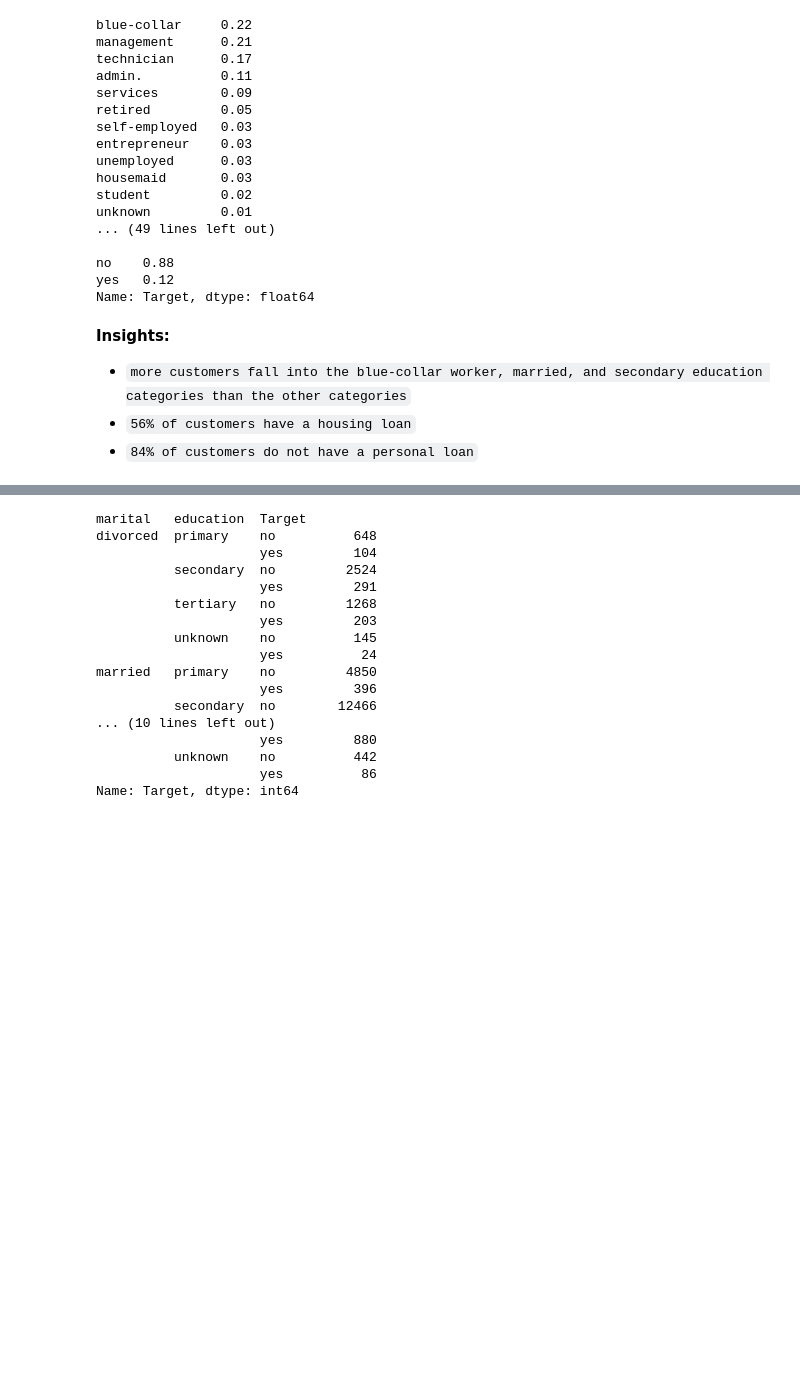
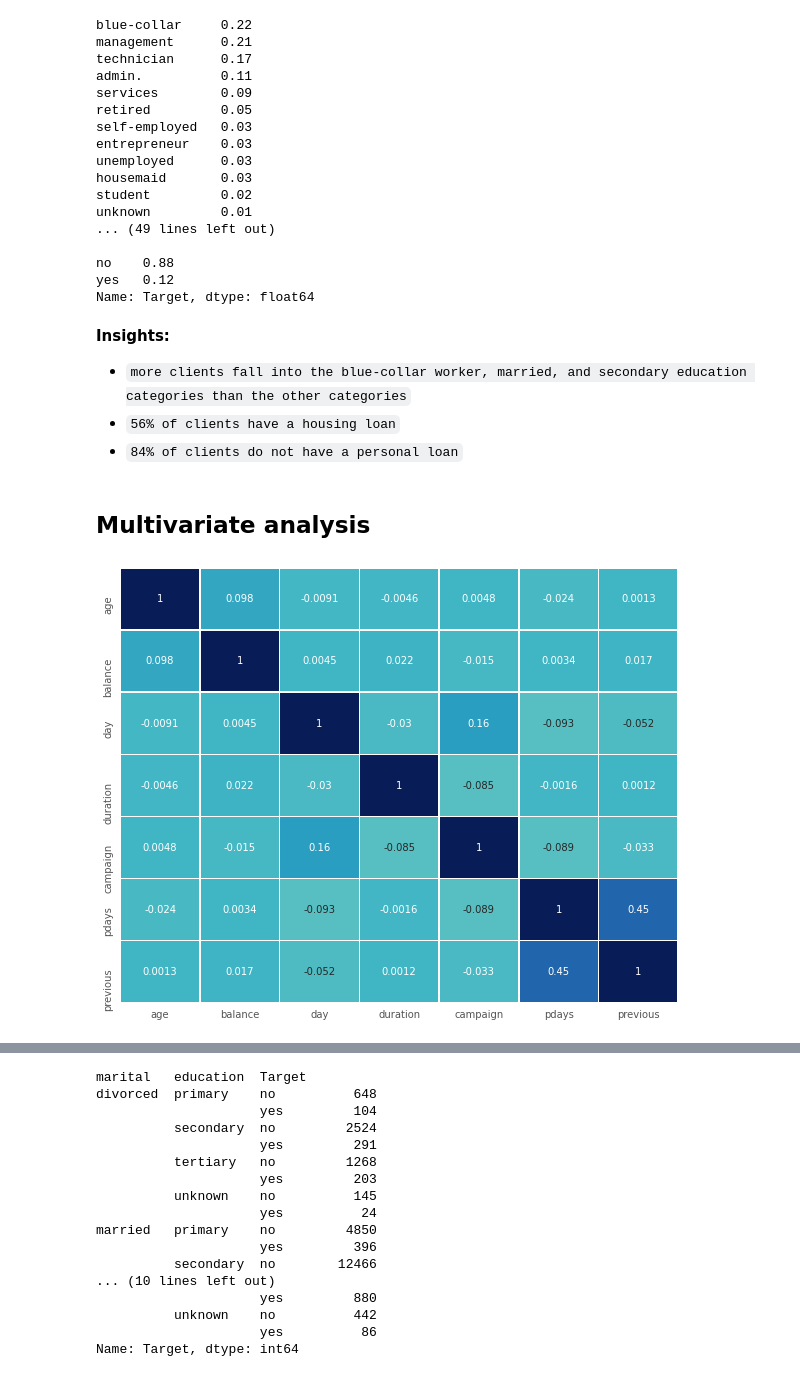
Before and after one commit to lauren-alexandra/subscription-prediction, a Jupyter notebook: Term_Deposit_Subscription_Prediction.ipynb, the cells around one changed output, grey strips where cells are left out. Saved outputs shown, nothing was run; the diff lists cells and outputs as text; code cells hidden in the pictures; blank space fills up the shorter version.

Commit message:
multivariate analysis

```diff
--- a/Term_Deposit_Subscription_Prediction.ipynb
+++ b/Term_Deposit_Subscription_Prediction.ipynb
@@ -171,6 +171,21 @@ yes   0.12
 Name: Target, dtype: float64
 # %% [markdown]
 **Insights:**
-- `more customers fall into the blue-collar worker, married, and secondary education categories than the other categories`
-- `56% of customers have a housing loan`
-- `84% of customers do not have a personal loan`
+- `more clients fall into the blue-collar worker, married, and secondary education categories than the other categories`
+- `56% of clients have a housing loan`
+- `84% of clients do not have a personal loan`
+# %% [markdown]
+## Multivariate analysis
+# %%
+plt.figure(figsize=(10,8))
+
+sns.heatmap(df.corr(),
+            annot=True,
+            linewidths=.5,
+            center=0,
+            cbar=False,
+            cmap="YlGnBu")
+
+plt.show()
+# %% [output]
+[figure, added]
```
Also changed, not shown: parts of 7 cells of this notebook.
